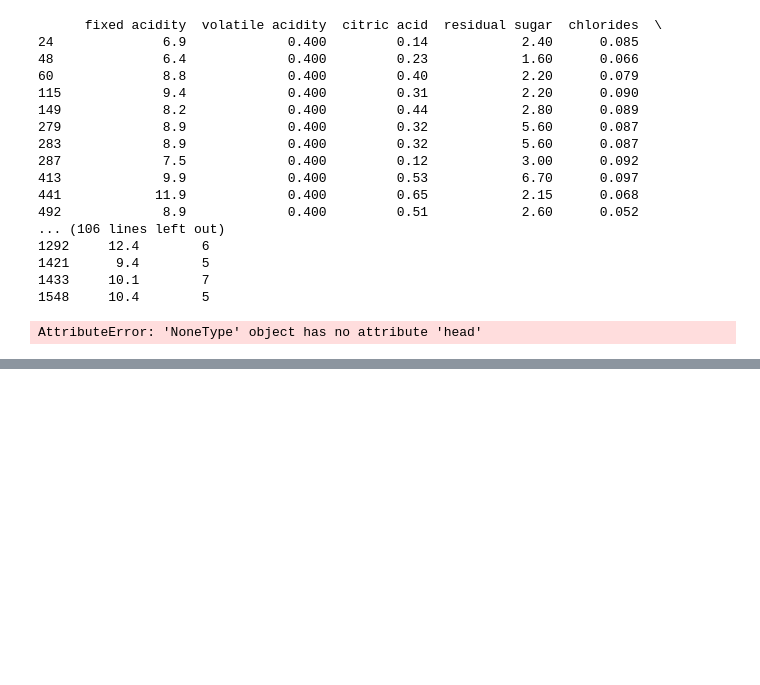
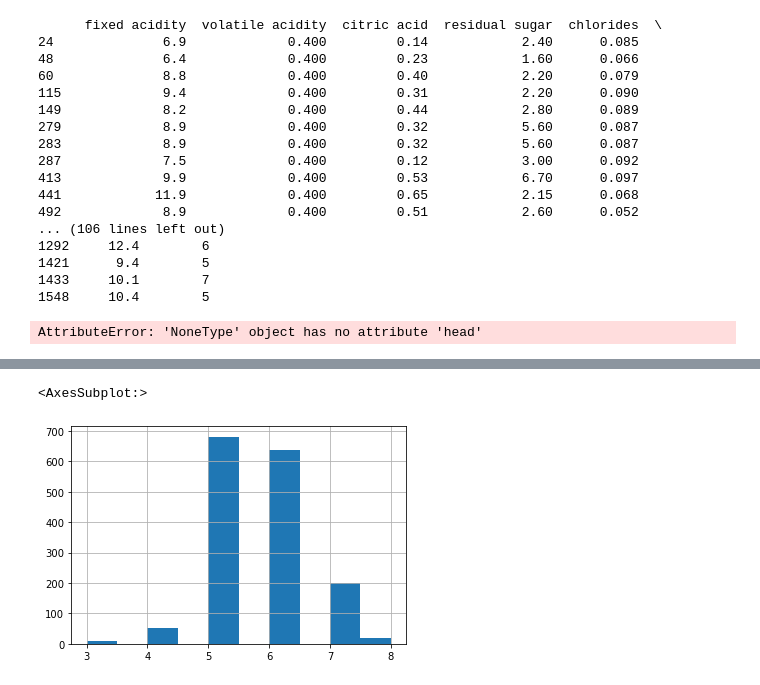
Before and after one commit to Anitagg1/Phyton-Workshop, a Jupyter notebook: Wine Project.ipynb, the cells around one changed output, grey strips where cells are left out. Drawn from its saved outputs; the diff is of its cells as text; code cells hidden in the pictures; blank space fills up the shorter version.

```diff
--- a/Wine Project.ipynb
+++ b/Wine Project.ipynb
@@ -174,0 +227,5 @@ wines = wines.sample(frac=1, random_state=42).reset_index(drop=True)
+# %%
+red_wine['quality'].hist()
+# %% [output]
+<AxesSubplot:>
+[figure, added]
```
Also changed, not shown: parts of 13 cells of this notebook.
